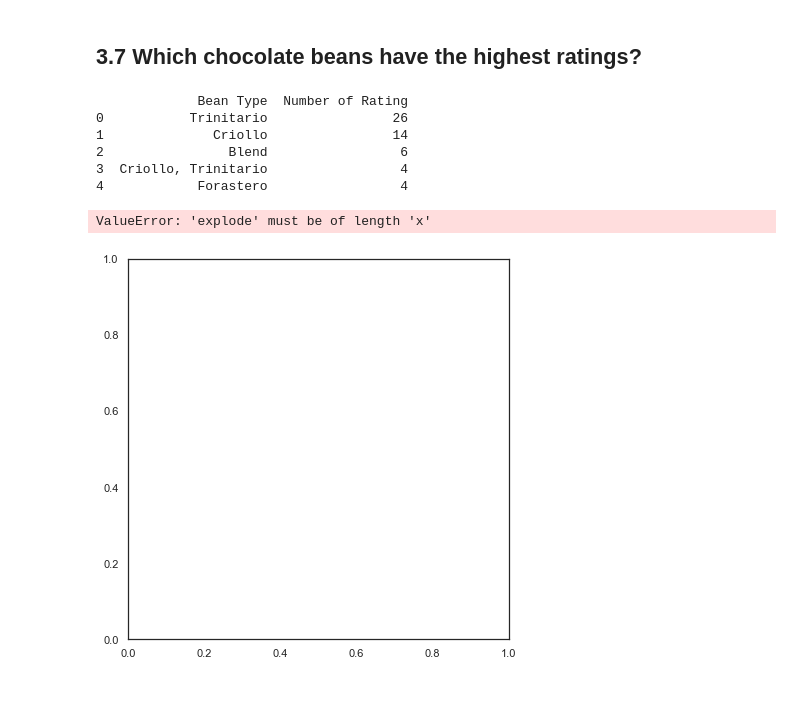
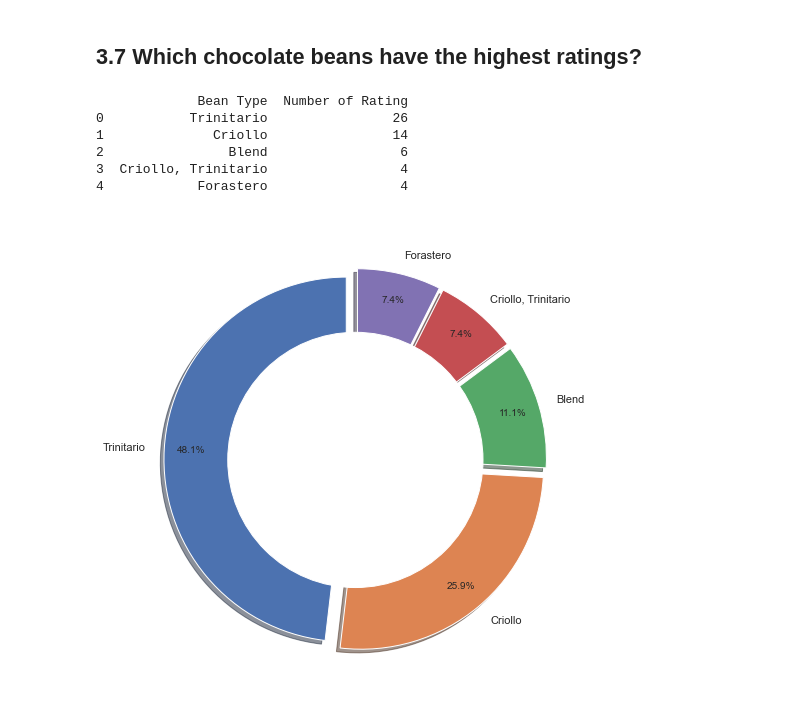
Before and after one commit to iamensah/Exploratory-Data-Analysis, a Jupyter notebook: EDA on Flavour of Cacao.ipynb, the cells around one changed output. Cells and saved outputs as stored; diff of their text form; code cells hidden in the pictures; blank space fills up the shorter version.

```diff
--- a/EDA on Flavour of Cacao.ipynb
+++ b/EDA on Flavour of Cacao.ipynb
@@ -747,33 +747,32 @@ best_bean = pd.DataFrame(best_bean['bean_type'].value_counts()).head(5)
 
 # Make index (specific_bean_origin_or_bar_name) a column
 best_bean.reset_index(level=0, inplace=True)
 
 # rename columns
 best_bean.columns=['Bean Type','Number of Rating']
 
 print(best_bean)
 
 
 # Code to visualize the countries that produce the best choclates
 sizes = best_bean['Number of Rating'].to_list()
 label_names = best_bean['Bean Type'].to_list()
 
 # Now let's make the donut plot
-explode = (0.05,0.05,0.05)
+explode = (0.05,0.05,0.05,0.05,0.05)
 my_circle=plt.Circle((0,0),0.7,color='white')
 plt.figure(figsize=(7,7))
 plt.pie(sizes,labels=label_names,explode=explode,autopct='%1.1f%%',pctdistance=0.85,startangle=90,shadow=True)
 fig=plt.gcf()
 fig.gca().add_artist(my_circle)
 plt.axis('equal')
 plt.tight_layout()
 plt.show()
 # %% [output]
              Bean Type  Number of Rating
 0           Trinitario                26
 1              Criollo                14
 2                Blend                 6
 3  Criollo, Trinitario                 4
 4            Forastero                 4
-ValueError: 'explode' must be of length 'x'
-[figure, old version]
+[figure, new version]
```
Also changed, not shown: parts of 1 cell of this notebook.
